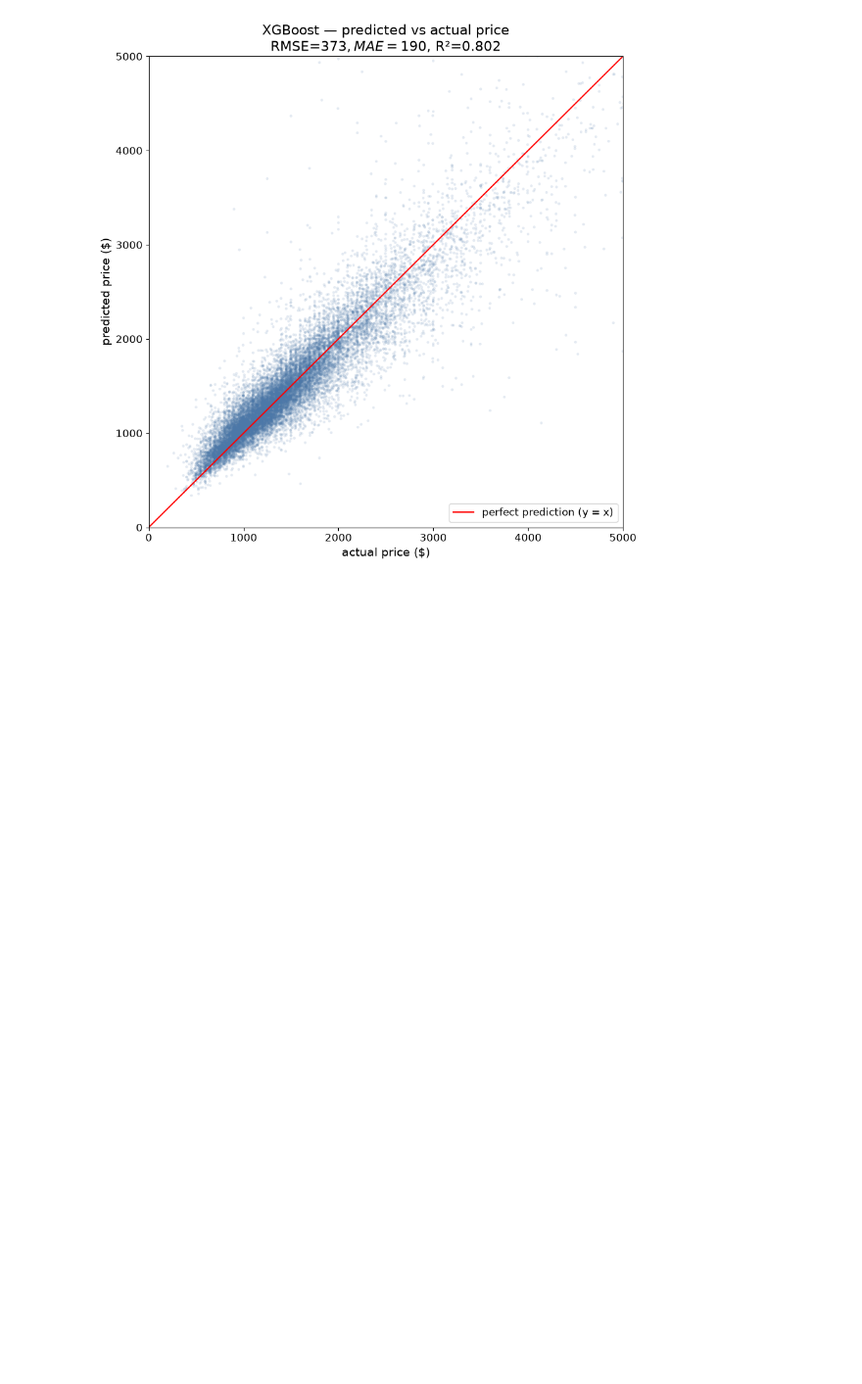
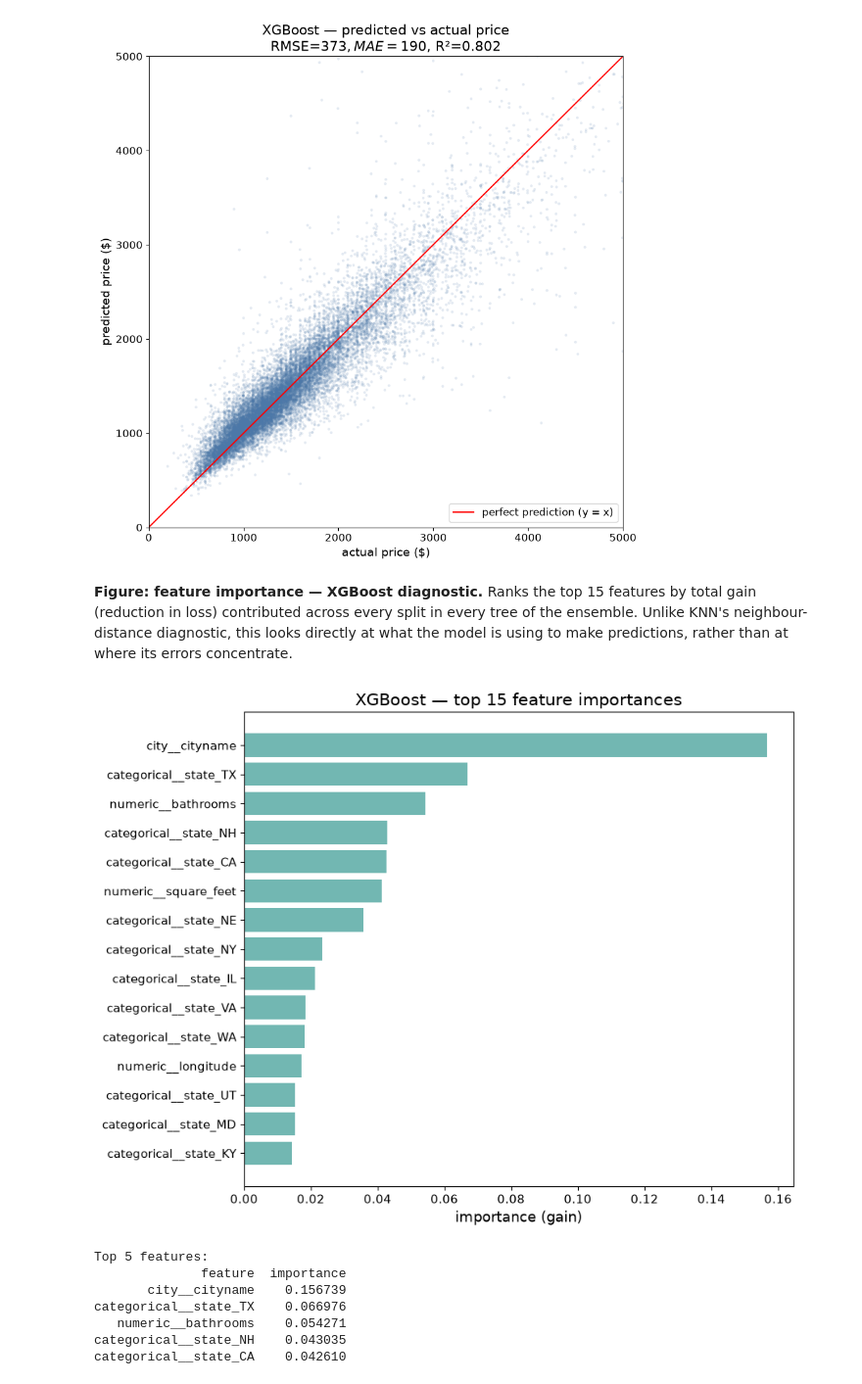
Before and after one commit to jason1ng/apartment_rental_price_prediction, a Jupyter notebook: notebooks/03_modelling.ipynb, the cells around one changed output. Shown at 98% size. Drawn from its saved outputs; the diff is of its cells as text; code cells hidden in the pictures; blank space fills up the shorter version.

```diff
--- a/notebooks/03_modelling.ipynb
+++ b/notebooks/03_modelling.ipynb
@@ -554,3 +561,43 @@ fig.savefig("../outputs/figures/xgb_pred_vs_actual.png", dpi=200, bbox_inches="t
 plt.show()
 # %% [output]
 [figure]
+# %% [markdown]
+**Figure: feature importance — XGBoost diagnostic.**
+Ranks the top 15 features by total gain (reduction in loss) contributed
+across every split in every tree of the ensemble. Unlike KNN's neighbour-
+distance diagnostic, this looks directly at what the model is using to make
+predictions, rather than at where its errors concentrate.
+# %%
+import pandas as pd
+
+feature_names = xgb_grid.best_estimator_.named_steps["preprocess"].get_feature_names_out()
+importances = xgb_grid.best_estimator_.named_steps["regressor"].feature_importances_
+
+importance_df = (
+    pd.DataFrame({"feature": feature_names, "importance": importances})
+    .sort_values("importance", ascending=False)
+    .head(15)
+    .iloc[::-1]  # smallest at top of horizontal bar chart, so #1 ends up at the top
+)
+
+fig, ax = plt.subplots(figsize=(9, 7))
+ax.barh(importance_df["feature"], importance_df["importance"], color="#72B7B2")
+ax.set_xlabel("importance (gain)", fontsize=13)
+ax.set_title("XGBoost — top 15 feature importances", fontsize=15)
+ax.tick_params(labelsize=11)
+
+fig.tight_layout()
+fig.savefig("../outputs/figures/xgb_feature_importance.png", dpi=200, bbox_inches="tight")
+plt.show()
+
+print("Top 5 features:")
+print(importance_df[::-1].head(5).to_string(index=False))
+# %% [output]
+[figure, added]
+Top 5 features:
+              feature  importance
+       city__cityname    0.156739
+categorical__state_TX    0.066976
+   numeric__bathrooms    0.054271
+categorical__state_NH    0.043035
+categorical__state_CA    0.042610
```
Also changed, not shown: parts of 3 cells of this notebook, 3 other files.
